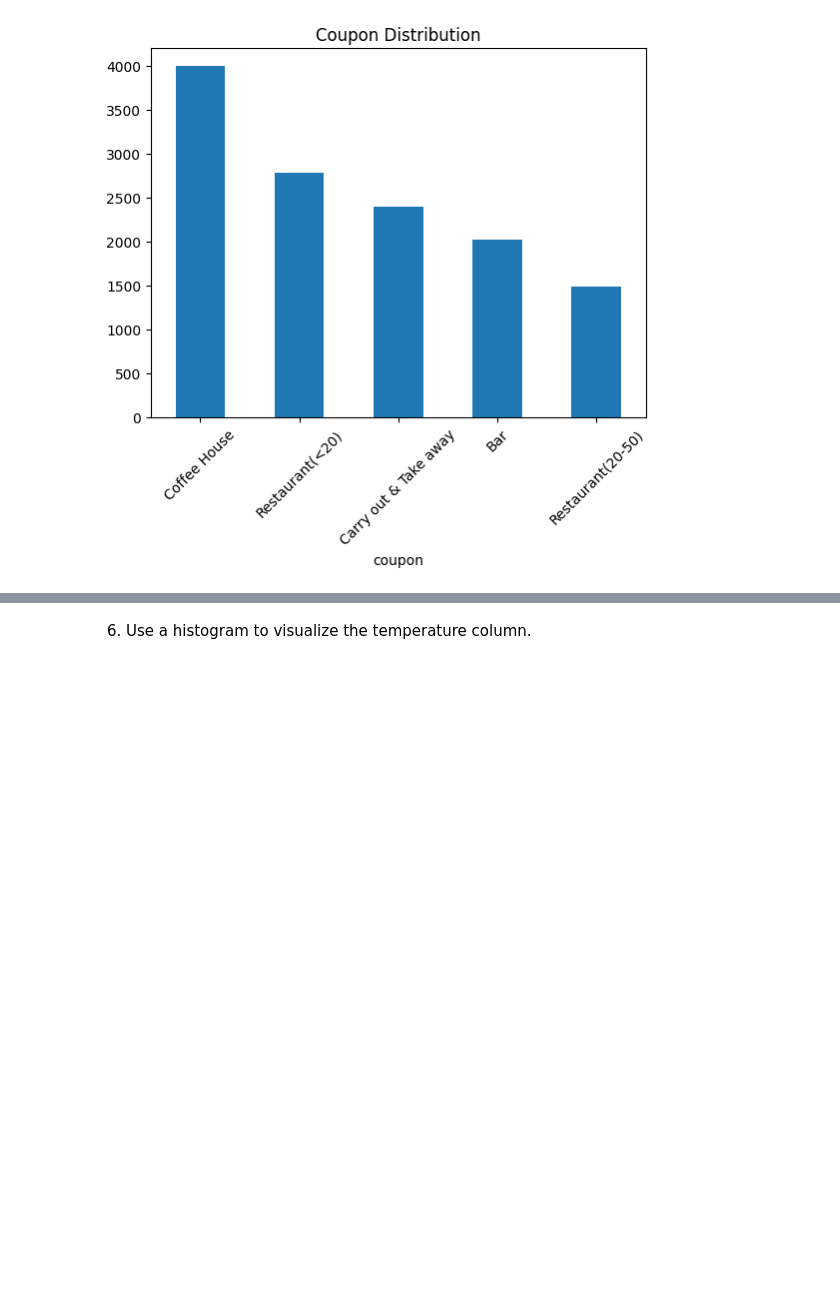
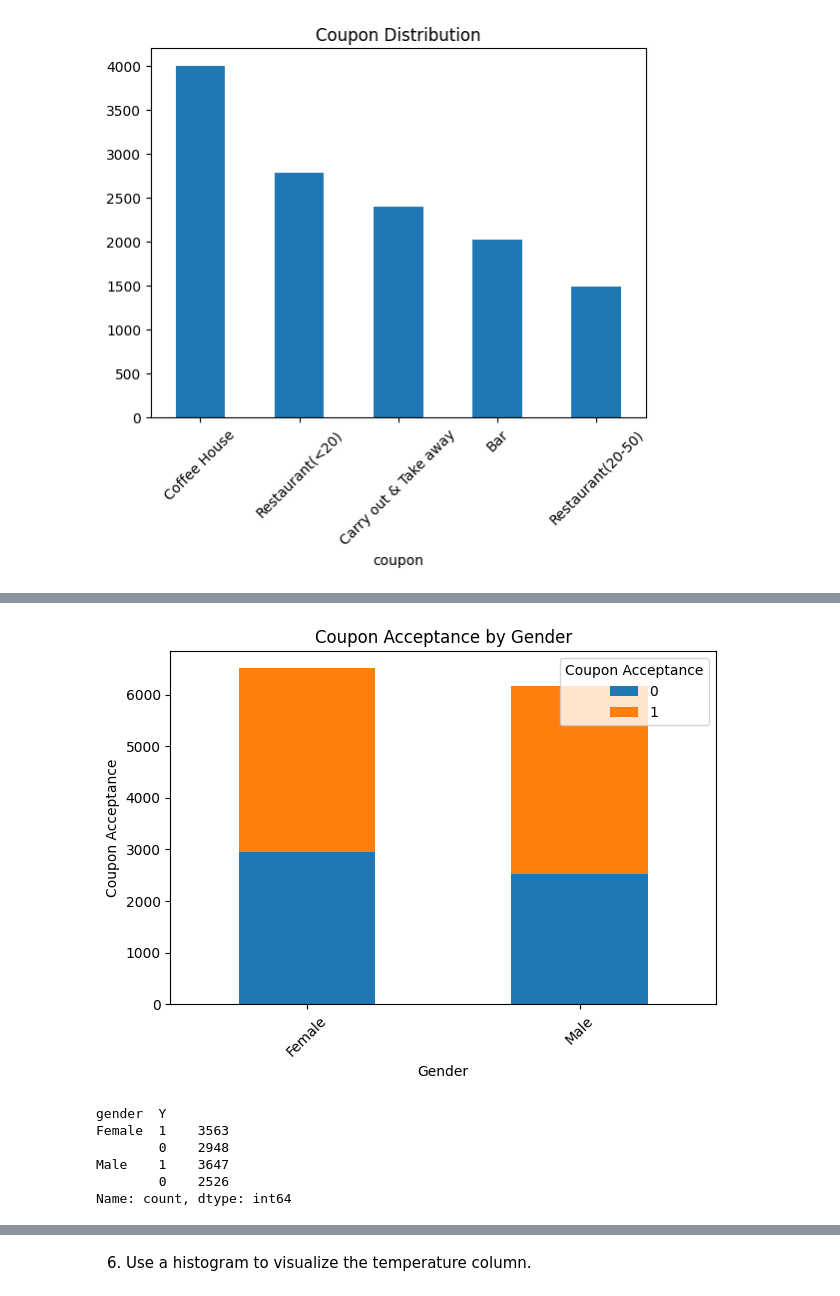
Before and after one commit to coconut808/ML-AI, a Jupyter notebook: week5/prompt.ipynb, the cells around one changed output, grey strips where cells are left out. Drawn from its saved outputs; the diff is of its cells as text; code cells hidden in the pictures; blank space fills up the shorter version.

```diff
--- a/week5/prompt.ipynb
+++ b/week5/prompt.ipynb
@@ -300,0 +325,19 @@ plt.show()
+# %%
+data.groupby(['gender', 'Y']).size().unstack().plot(kind='bar', stacked=True, title='Coupon Acceptance by Gender')
+plt.xlabel('Gender')
+plt.ylabel('Coupon Acceptance')
+plt.legend(title='Coupon Acceptance')
+plt.xticks(rotation=45)
+plt.tight_layout()
+plt.show()
+# %% [output]
+[figure, added]
+# %%
+print(data.groupby('gender')['Y'].value_counts())
+# %% [output]
+gender  Y
+Female  1    3563
+        0    2948
+Male    1    3647
+        0    2526
+Name: count, dtype: int64
```
Also changed, not shown: parts of 22 cells of this notebook.
